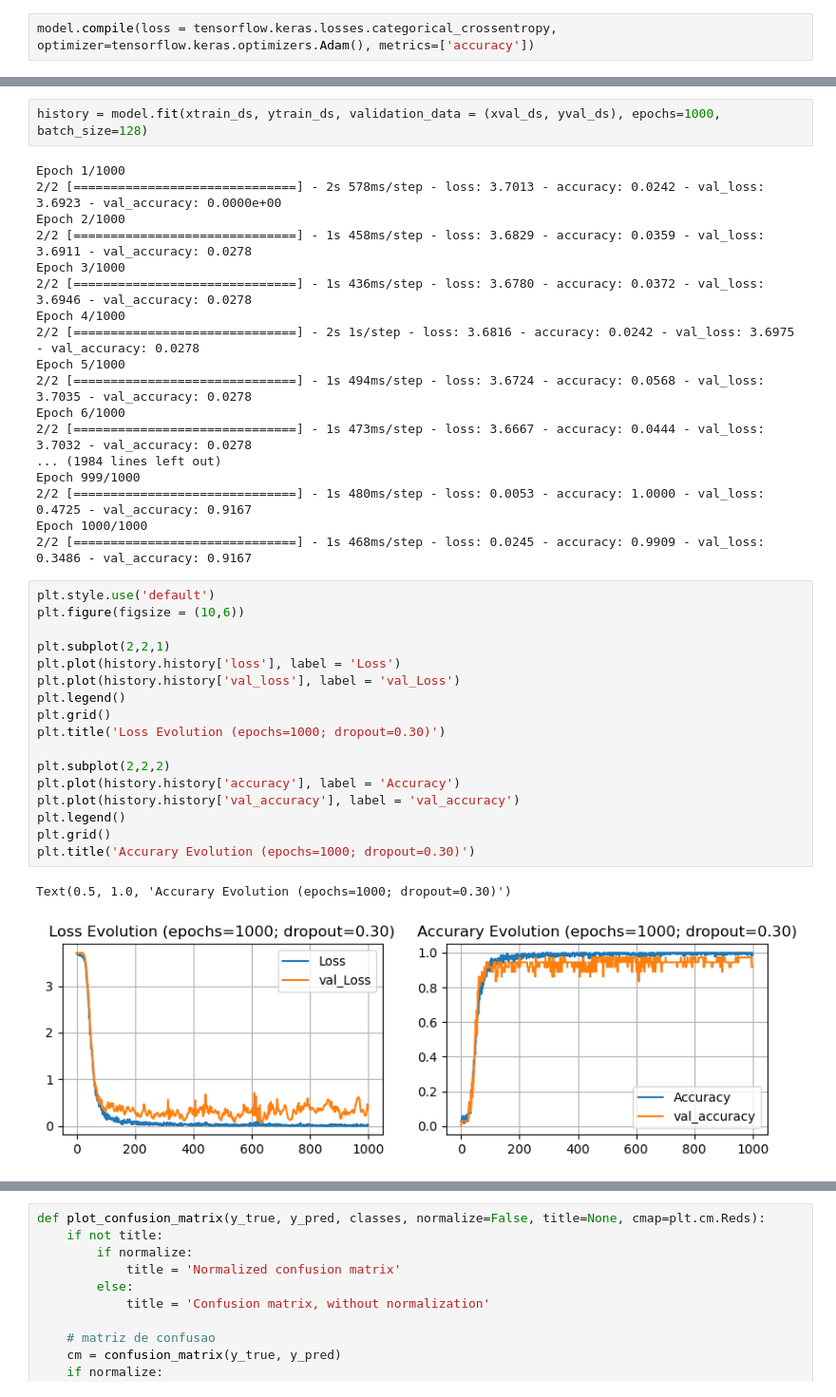
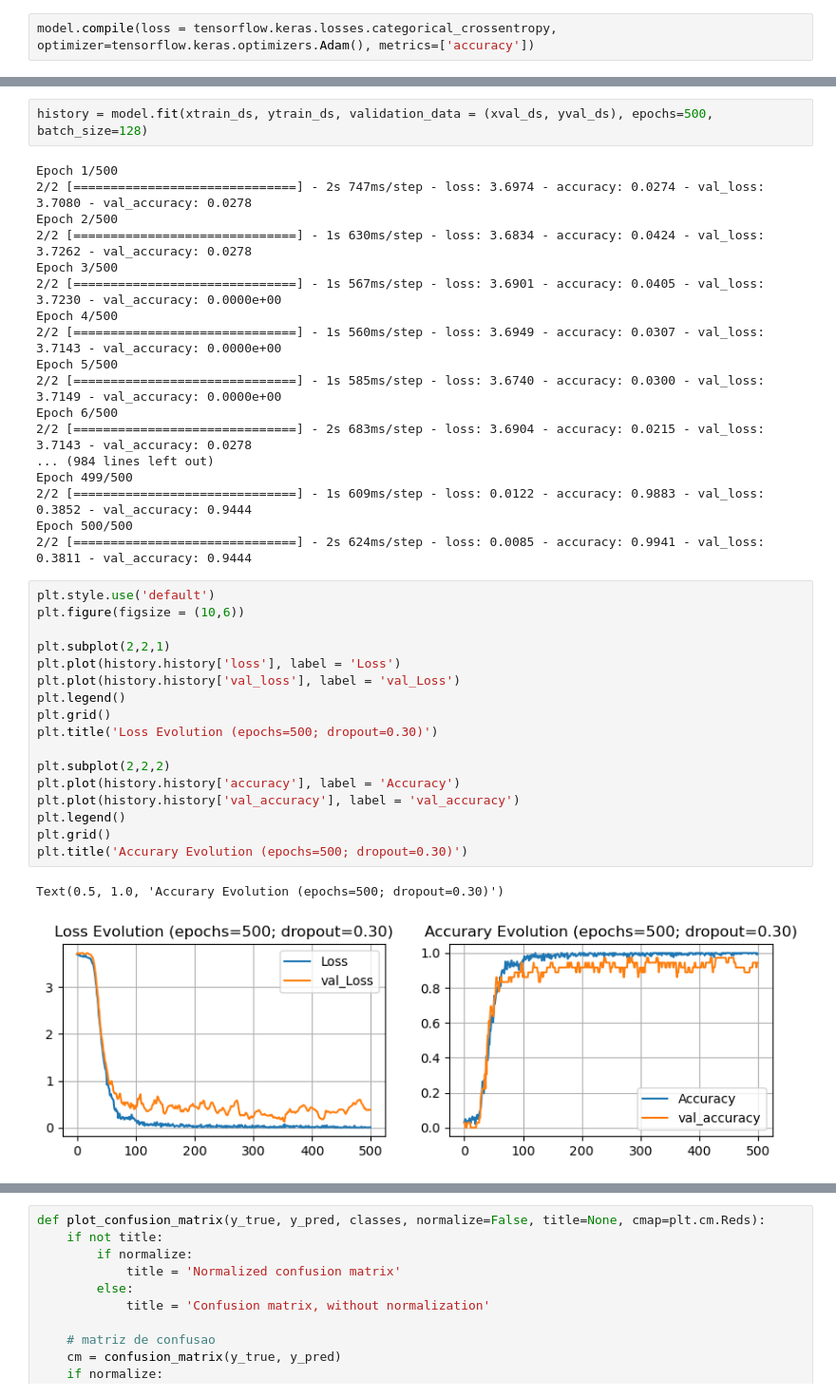
Before and after one commit to renatovalente5/AA-Projs, a Jupyter notebook: Project2/CNN.ipynb, the cells around one changed output, grey strips where cells are left out. Shown at 95% size. Saved outputs shown, nothing was run; the diff lists cells and outputs as text.

```diff
--- a/Project2/CNN.ipynb
+++ b/Project2/CNN.ipynb
@@ -146,42 +146,42 @@ yval_ds = yTrain[train_size:] #4118
 # %% [output]
 240
 # %%
-history = model.fit(xtrain_ds, ytrain_ds, validation_data = (xval_ds, yval_ds), epochs=1000, batch_size=128)
+history = model.fit(xtrain_ds, ytrain_ds, validation_data = (xval_ds, yval_ds), epochs=500, batch_size=128)
 # %% [output]
-Epoch 1/1000
-2/2 [==============================] - 2s 578ms/step - loss: 3.7013 - accuracy: 0.0242 - val_loss: 3.6923 - val_accuracy: 0.0000e+00
-Epoch 2/1000
-2/2 [==============================] - 1s 458ms/step - loss: 3.6829 - accuracy: 0.0359 - val_loss: 3.6911 - val_accuracy: 0.0278
-Epoch 3/1000
-2/2 [==============================] - 1s 436ms/step - loss: 3.6780 - accuracy: 0.0372 - val_loss: 3.6946 - val_accuracy: 0.0278
-Epoch 4/1000
-2/2 [==============================] - 2s 1s/step - loss: 3.6816 - accuracy: 0.0242 - val_loss: 3.6975 - val_accuracy: 0.0278
-Epoch 5/1000
-2/2 [==============================] - 1s 494ms/step - loss: 3.6724 - accuracy: 0.0568 - val_loss: 3.7035 - val_accuracy: 0.0278
-Epoch 6/1000
-2/2 [==============================] - 1s 473ms/step - loss: 3.6667 - accuracy: 0.0444 - val_loss: 3.7032 - val_accuracy: 0.0278
-... (1984 lines left out)
-Epoch 999/1000
-2/2 [==============================] - 1s 480ms/step - loss: 0.0053 - accuracy: 1.0000 - val_loss: 0.4725 - val_accuracy: 0.9167
-Epoch 1000/1000
-2/2 [==============================] - 1s 468ms/step - loss: 0.0245 - accuracy: 0.9909 - val_loss: 0.3486 - val_accuracy: 0.9167
+Epoch 1/500
+2/2 [==============================] - 2s 747ms/step - loss: 3.6974 - accuracy: 0.0274 - val_loss: 3.7080 - val_accuracy: 0.0278
+Epoch 2/500
+2/2 [==============================] - 1s 630ms/step - loss: 3.6834 - accuracy: 0.0424 - val_loss: 3.7262 - val_accuracy: 0.0278
+Epoch 3/500
+2/2 [==============================] - 1s 567ms/step - loss: 3.6901 - accuracy: 0.0405 - val_loss: 3.7230 - val_accuracy: 0.0000e+00
+Epoch 4/500
+2/2 [==============================] - 1s 560ms/step - loss: 3.6949 - accuracy: 0.0307 - val_loss: 3.7143 - val_accuracy: 0.0000e+00
+Epoch 5/500
+2/2 [==============================] - 1s 585ms/step - loss: 3.6740 - accuracy: 0.0300 - val_loss: 3.7149 - val_accuracy: 0.0000e+00
+Epoch 6/500
+2/2 [==============================] - 2s 683ms/step - loss: 3.6904 - accuracy: 0.0215 - val_loss: 3.7143 - val_accuracy: 0.0278
+... (984 lines left out)
+Epoch 499/500
+2/2 [==============================] - 1s 609ms/step - loss: 0.0122 - accuracy: 0.9883 - val_loss: 0.3852 - val_accuracy: 0.9444
+Epoch 500/500
+2/2 [==============================] - 2s 624ms/step - loss: 0.0085 - accuracy: 0.9941 - val_loss: 0.3811 - val_accuracy: 0.9444
 # %%
 plt.style.use('default')
 plt.figure(figsize = (10,6))
 
 plt.subplot(2,2,1)
 plt.plot(history.history['loss'], label = 'Loss')
 plt.plot(history.history['val_loss'], label = 'val_Loss')
 plt.legend()
 plt.grid()
-plt.title('Loss Evolution (epochs=1000; dropout=0.30)')
+plt.title('Loss Evolution (epochs=500; dropout=0.30)')
 
 plt.subplot(2,2,2)
 plt.plot(history.history['accuracy'], label = 'Accuracy')
 plt.plot(history.history['val_accuracy'], label = 'val_accuracy')
 plt.legend()
 plt.grid()
-plt.title('Accurary Evolution (epochs=1000; dropout=0.30)')
+plt.title('Accurary Evolution (epochs=500; dropout=0.30)')
 # %% [output]
-Text(0.5, 1.0, 'Accurary Evolution (epochs=1000; dropout=0.30)')
+Text(0.5, 1.0, 'Accurary Evolution (epochs=500; dropout=0.30)')
-[figure, old version]
+[figure, new version]
```
Also changed, not shown: parts of 8 cells of this notebook, 4 other files.
